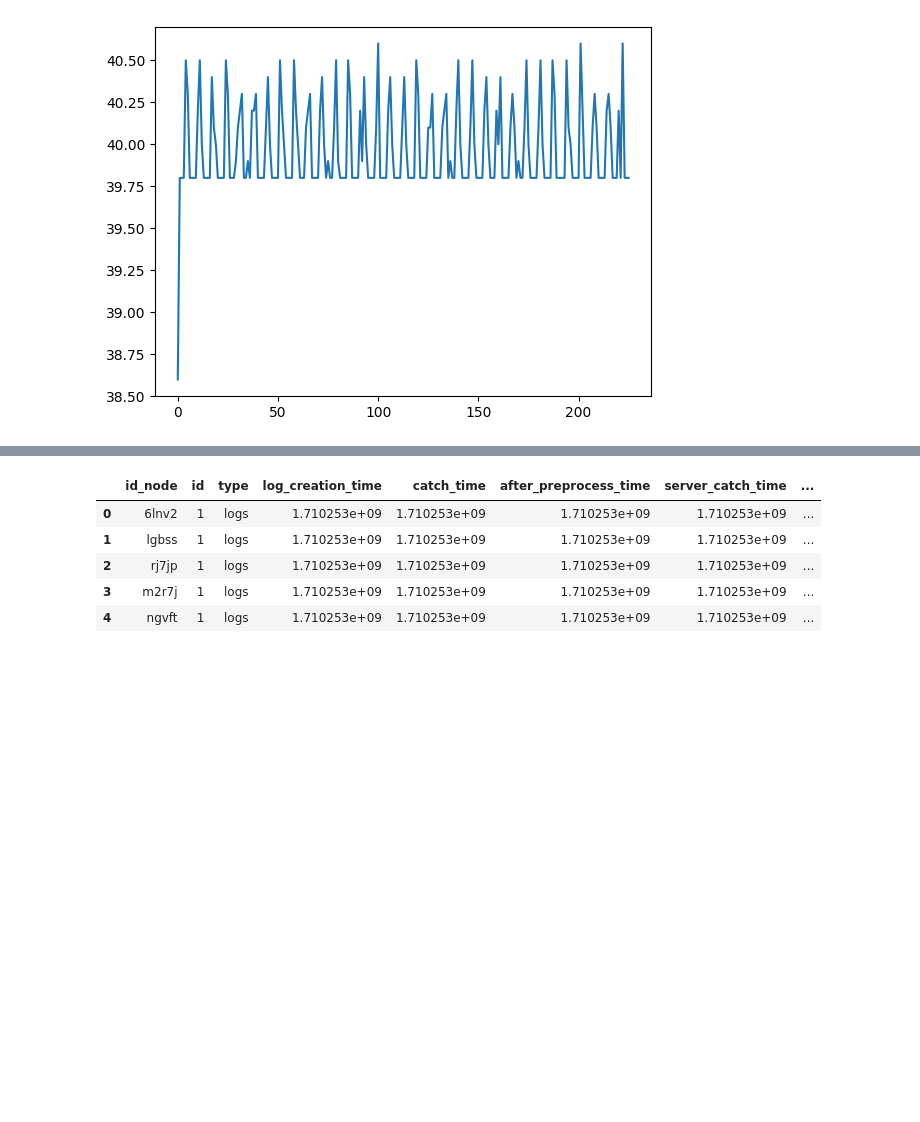
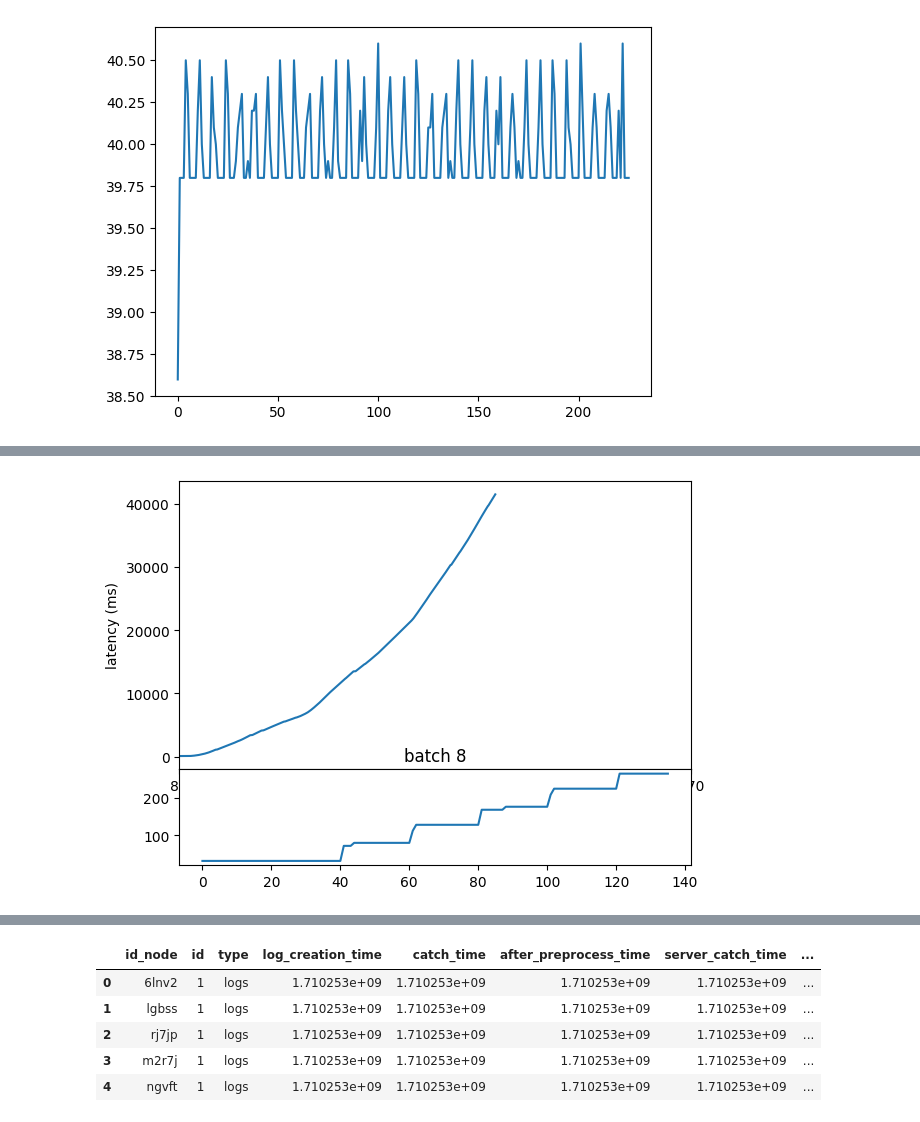
Before and after one commit to Lucaserf/ObsProject, a Jupyter notebook: data/data_visualization.ipynb, the cells around one changed output, grey strips where cells are left out. Cells and saved outputs as stored; diff of their text form; code cells hidden in the pictures; blank space fills up the shorter version.

```diff
--- a/data/data_visualization.ipynb
+++ b/data/data_visualization.ipynb
@@ -160,20 +207,0 @@ df.head()
-# %%
-#get index and time for each id_node
-fig, ax = plt.subplots()
-for id_node in df.id_node.unique():
-    node_df = df[df.id_node == id_node]
-    x = node_df.log_creation_time.values - node_df.log_creation_time.values[0]
-    y = (node_df.server_catch_time - node_df.after_preprocess_time)*1000
-    # y = node_df["size"].values
-    # condition = y < 100
-    # x = x[condition]
-    # y = y[condition]
-    y_mean = y.rolling(window=100).mean()
-
-    # ax.scatter(x,y,s=1,zorder=1,label=node_df["type"].values[0])
-    ax.plot(x,y_mean,label=node_df.type.values[0])
-plt.xlabel('creation time (s)')
-plt.ylabel('time (ms)')
-# plt.legend()
-
-plt.show()
@@ -181,0 +208,66 @@ plt.show()
+# %%
+#get index and time for each id_node
+#three colors
+colors = ["red","blue","green"]
+types_logs = {"anomaly":0,"logs":1,"vectorized_logs":2}
+
+
+# fig, ax = plt.subplots()
+fig = plt.figure()
+
+ax_main = fig.add_axes([0.1, 0.3, 0.8, 0.6])
+
+for id_node in df.id_node.unique():
+    node_df = df[df.id_node == id_node]
+
+    x = node_df.log_creation_time.values - node_df.log_creation_time.values[0]
+    y = (node_df.after_preprocess_time - node_df.log_creation_time)*1000
+
+    # y is after_preprocess_time - log_creation_time as long as log type is anomaly
+
+    # anomaly_df = node_df[node_df.type == "anomaly"]
+    # y_anomaly = (anomaly_df.after_preprocess_time - anomaly_df.log_creation_time)*1000
+    # rest_df = node_df[node_df.type != "anomaly"]
+    # y_rest = (rest_df.completion_time - rest_df.log_creation_time)*1000
+    # y = pd.concat([y_anomaly,y_rest])
+
+    y_mean = y.rolling(window=100).mean()
+    ax_main.plot(x,y_mean)
+
+    # for type_log in types_logs.keys():
+    #     type_df = node_df[node_df.type == type_log]
+    #     x = type_df.log_creation_time.values - node_df.log_creation_time.values[0]
+    #     y = (type_df.completion_time - type_df.server_catch_time)*1000
+    #     # ax.scatter(x,y,s=1,c=colors[types_logs[type_log]],label=type_log)
+    #     y_mean = y.rolling(window=100).mean()
+    #     ax.plot(x,y_mean)
+
+    #draw a line where the log type changes
+
+    for i in range(1,len(node_df)):
+        if node_df.type.values[i] != node_df.type.values[i-1]:
+            ax.axvline(x=node_df.log_creation_time.values[i] - node_df.log_creation_time.values[0],color="black")
+
+
+plt.xlabel('Logs per second (logs/s)')
+plt.ylabel('latency (ms)')
+
+#change x axis to frequency of logs
+plt.xlabel('time (s)')
+plt.xlim(80,170)
+
+#add frequency of logs to a second plot under the x axis
+ax_freq = fig.add_axes([0.1, 0.1, 0.8, 0.2])
+ax_freq.plot(log_frequency)
+
+
+
+plt.title(f'batch {batch}')
+
+
+
+# plt.legend()
+
+plt.show()
+# %% [output]
+[figure, added]
```
Also changed, not shown: parts of 13 cells of this notebook, 10 other files.
